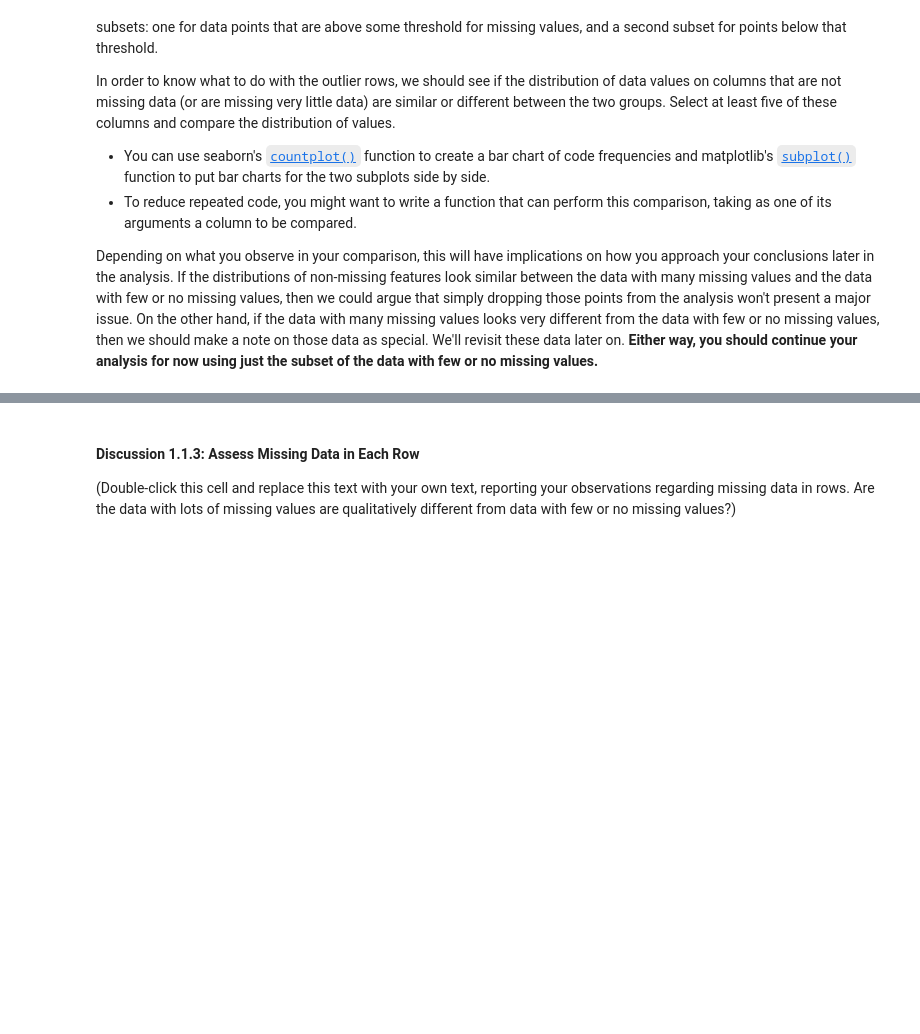
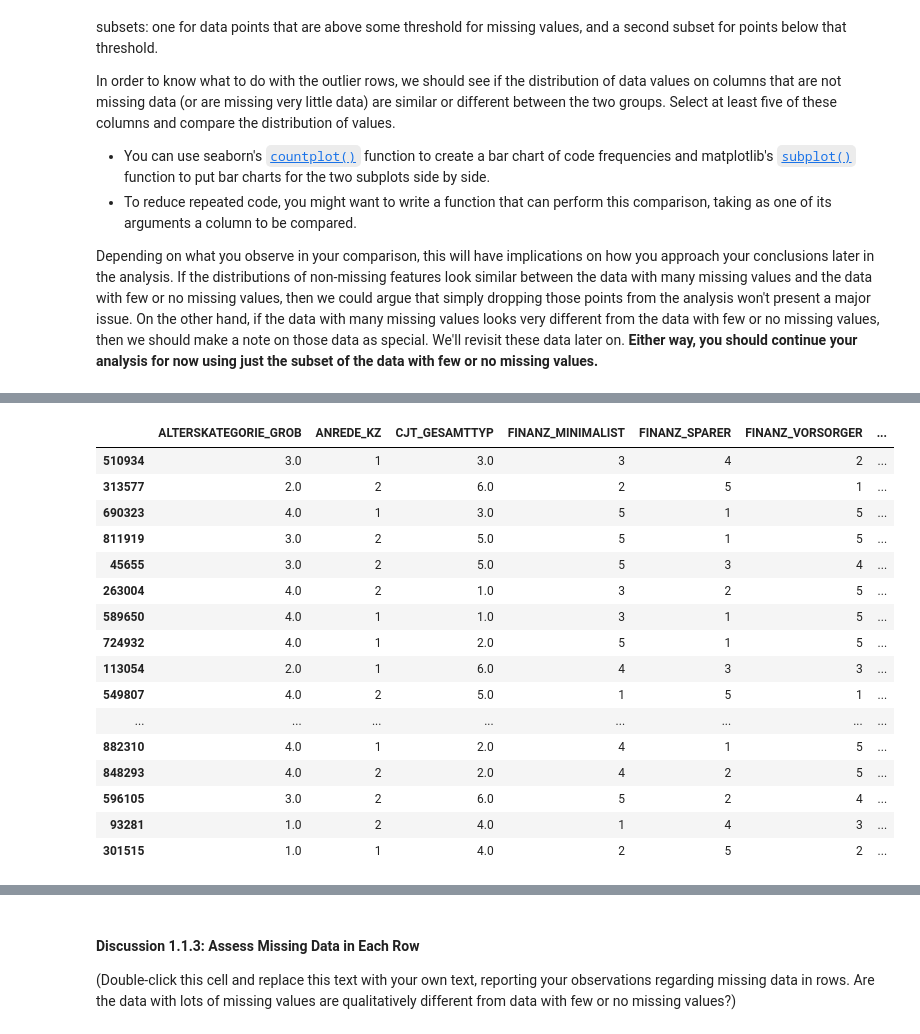
Before and after one commit to GaryLBentley/identify_customer_segments, a Jupyter notebook: Identify_Customer_Segments.ipynb, the cells around one changed output, grey strips where cells are left out. Cells and saved outputs as stored; diff of their text form; code cells hidden in the pictures; blank space fills up the shorter version.

```diff
--- a/Identify_Customer_Segments.ipynb
+++ b/Identify_Customer_Segments.ipynb
@@ -243,3 +323,23 @@ Depending on what you observe in your comparison, this will have implications on
 # %%
 # Compare the distribution of values for at least five columns where there are
 # no or few missing values, between the two subsets.
+
+df_less_five.sample(20)
+# %% [output]
+|  | ALTERSKATEGORIE_GROB | ANREDE_KZ | CJT_GESAMTTYP | FINANZ_MINIMALIST | FINANZ_SPARER | FINANZ_VORSORGER | ... |
+| 510934 | 3.0 | 1 | 3.0 | 3 | 4 | 2 | ... |
+| 313577 | 2.0 | 2 | 6.0 | 2 | 5 | 1 | ... |
+| 690323 | 4.0 | 1 | 3.0 | 5 | 1 | 5 | ... |
+| 811919 | 3.0 | 2 | 5.0 | 5 | 1 | 5 | ... |
+| 45655 | 3.0 | 2 | 5.0 | 5 | 3 | 4 | ... |
+| 263004 | 4.0 | 2 | 1.0 | 3 | 2 | 5 | ... |
+| 589650 | 4.0 | 1 | 1.0 | 3 | 1 | 5 | ... |
+| 724932 | 4.0 | 1 | 2.0 | 5 | 1 | 5 | ... |
+| 113054 | 2.0 | 1 | 6.0 | 4 | 3 | 3 | ... |
+| 549807 | 4.0 | 2 | 5.0 | 1 | 5 | 1 | ... |
+| ... | ... | ... | ... | ... | ... | ... | ... |
+| 882310 | 4.0 | 1 | 2.0 | 4 | 1 | 5 | ... |
+| 848293 | 4.0 | 2 | 2.0 | 4 | 2 | 5 | ... |
+| 596105 | 3.0 | 2 | 6.0 | 5 | 2 | 4 | ... |
+| 93281 | 1.0 | 2 | 4.0 | 1 | 4 | 3 | ... |
+| 301515 | 1.0 | 1 | 4.0 | 2 | 5 | 2 | ... |
```
Also changed, not shown: parts of 15 cells of this notebook.
